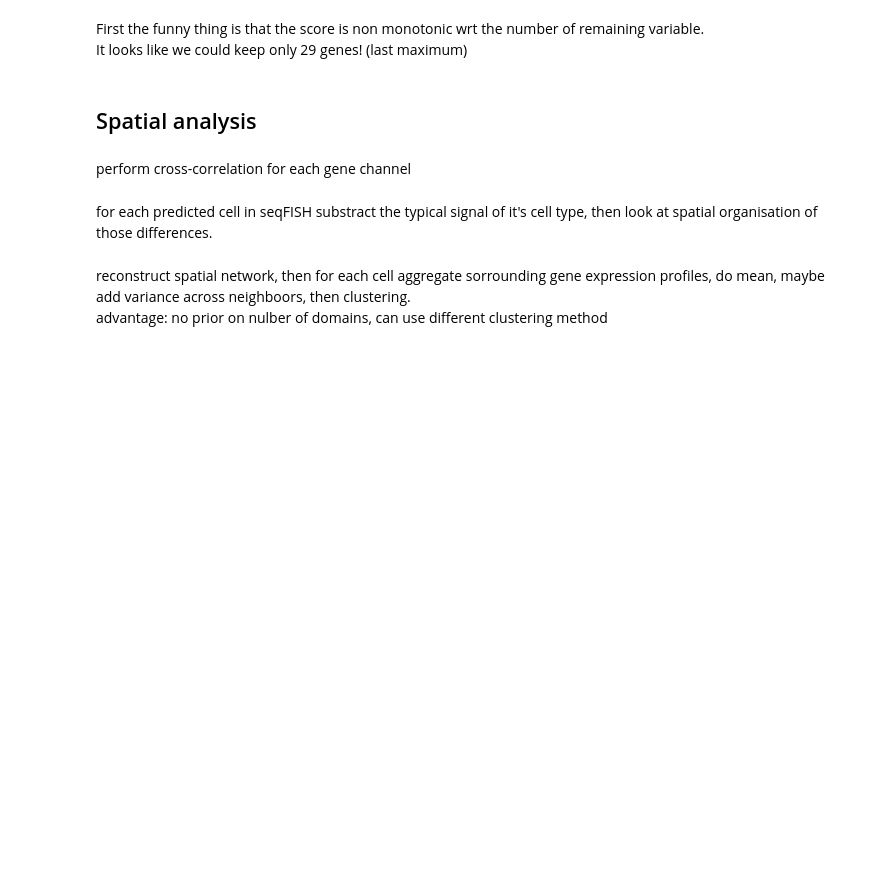
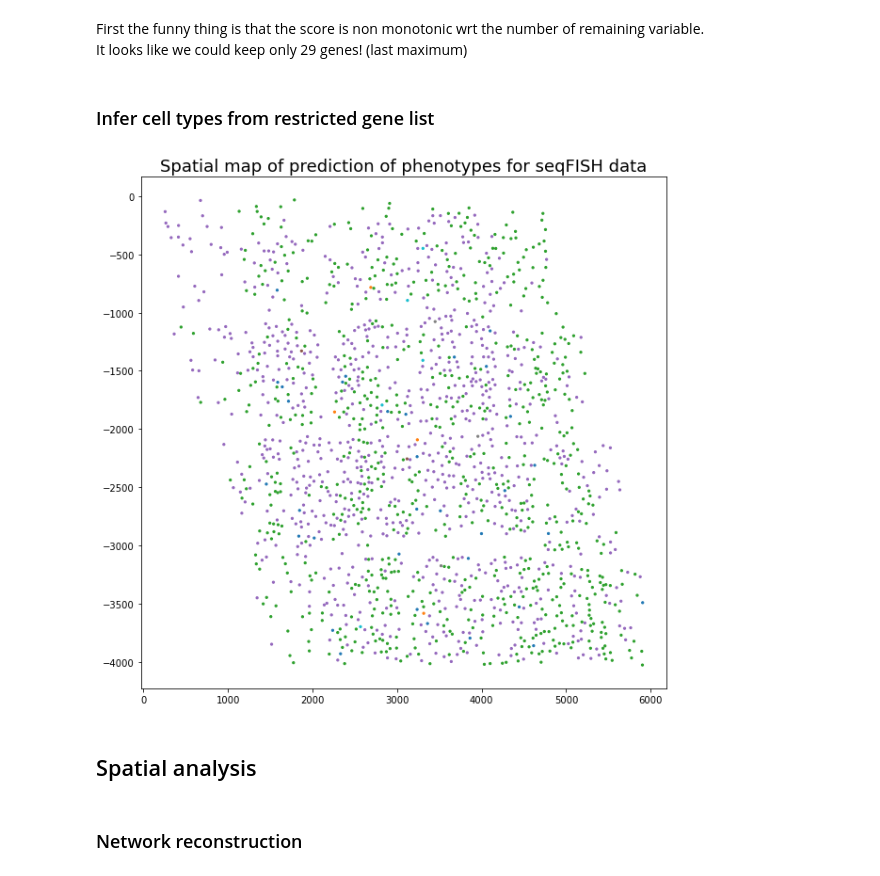
Before and after one commit to AlexCoul/multiOmics_integration, a Jupyter notebook: code/scRNAsed seqFISH integration.ipynb, the cells around one changed output. Cells and saved outputs as stored; diff of their text form; code cells hidden in the pictures; blank space fills up the shorter version.

```diff
--- a/code/scRNAsed seqFISH integration.ipynb
+++ b/code/scRNAsed seqFISH integration.ipynb
@@ -296,3 +248,6 @@ np.savetxt("./elimination_report.csv", elimination_report, delimiter=',', header
+# %%
+# If you want to load the data to display them directly, run this:
+elimination_report = np.loadtxt("./elimination_report.csv", skiprows=1, delimiter=',')
 # %%
 plt.figure(figsize=(14,8))
 plt.plot(elimination_report[::-1,1]);
@@ -304,12 +259,29 @@ Text(0, 0.5, 'score')
 # %% [markdown]
 First the funny thing is that the score is non monotonic wrt the number of remaining variable.
 It looks like we could keep only 29 genes! (last maximum)
+# %% [markdown]
+### Infer cell types from restricted gene list
+# %%
+# Keep the inimum number of genes that lead to good predictions
+genes_elim = elimination_report[:-28,0].astype(int)
+# so probably it is actually not necessary to scale the data
+# but for this notebook we will be consistent with the above analysis
+Xtest = scaler.transform(scRNAseq)
+Xpred = scaler.transform(seqFISH)
+for i in genes_elim:
+    Xtest= np.delete(Xtest, i, axis=1)
+    Xpred= np.delete(Xpred, i, axis=1)
+# %%
+clf = SVC(C=9.32, gamma=0.0157)
+clf.fit(Xtest, y_true)
+y_pred = clf.predict(Xpred)
+# %%
+plt.figure(figsize=[10,10])
+plt.scatter(seqFISH_coords.loc[:,'x'], seqFISH_coords.loc[:,'y'], c=y_pred, cmap=colormap, marker=marker, s=size_points)
+plt.title('Spatial map of prediction of phenotypes for seqFISH data', fontsize=18);
+# %% [output]
+[figure, added]
 # %% [markdown]
 ## Spatial analysis
-# %% [markdown]
-perform cross-correlation for each gene channel
-# %% [markdown]
-for each predicted cell in seqFISH substract the typical signal of it's cell type, then look at spatial organisation of those differences.
-# %% [markdown]
-reconstruct spatial network, then for each cell aggregate sorrounding gene expression profiles, do mean, maybe add variance across neighboors, then clustering.
-advantage: no prior on nulber of domains, can use different clustering method
+# %% [markdown]
+### Network reconstruction
```
Also changed, not shown: parts of 55 cells of this notebook.
